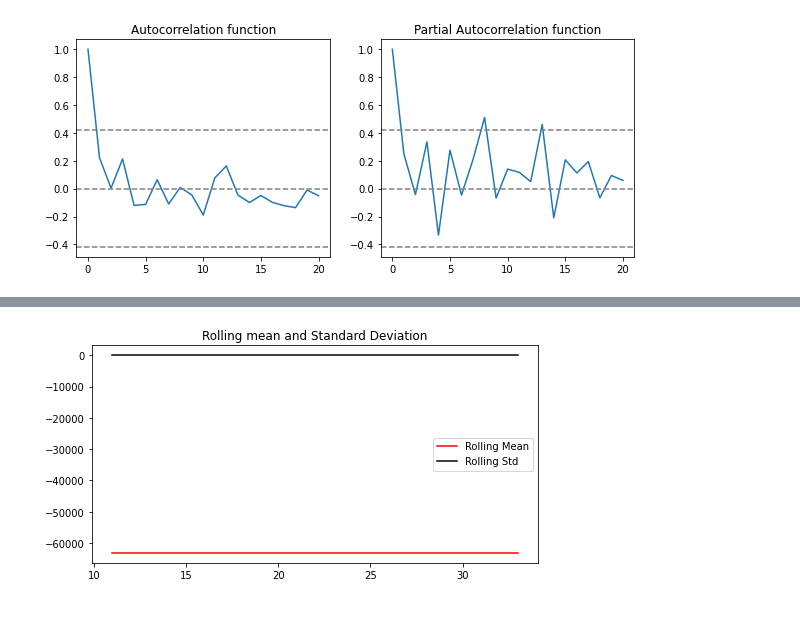
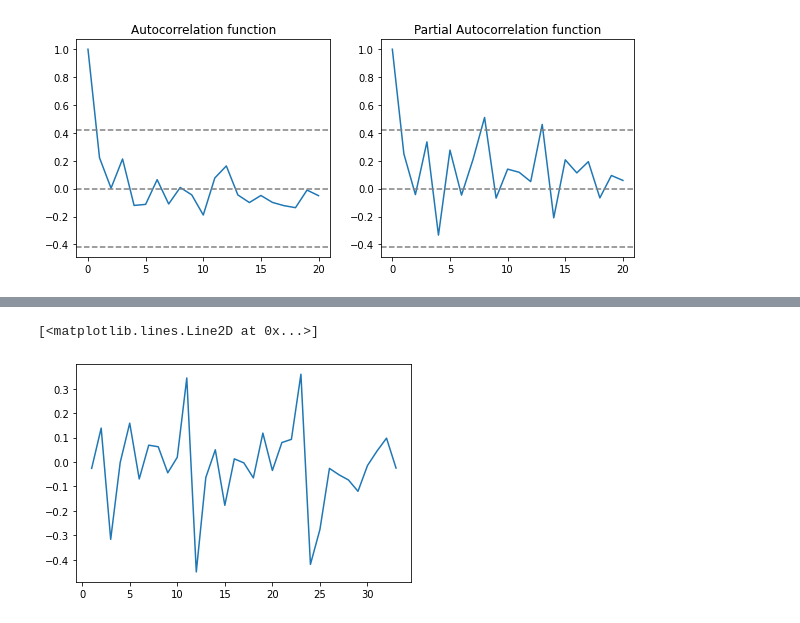
Before and after one commit to VallabhK/ExperimentsWithData, a Jupyter notebook: FutureSalesPrediction1CCompany.ipynb, the cells around one changed output, grey strips where cells are left out. Saved outputs shown, nothing was run; the diff lists cells and outputs as text; code cells hidden in the pictures.

Commit message:
Experimenting with ARIMA model. Yet to include other data point in the prediction

```diff
--- a/FutureSalesPrediction1CCompany.ipynb
+++ b/FutureSalesPrediction1CCompany.ipynb
@@ -526,10 +348,6 @@ rollingStd = TotalSales.rolling(window=12, center = False).std()
-# %%
-plt.figure(figsize=(8,4))
-#originalSales = plt.plot(TotalSales , color= 'blue', label = 'Original Sales')
-mean = plt.plot(rollingMean, color = 'red', label = 'Rolling Mean')
-std = plt.plot(rollingStd, color = 'black', label ='Rolling Std')
-plt.legend(loc = 'best')
-plt.title('Rolling mean and Standard Deviation')
-plt.show(block =False)
-# %% [output]
-[figure, removed]
+# %%
+datasetLogDiffShifting = TotalSales_logData - TotalSales_logData.shift()
+plt.plot(datasetLogDiffShifting)
+# %% [output]
+[<matplotlib.lines.Line2D at 0x...>]
+[figure, added]
```
Also changed, not shown: parts of 23 cells of this notebook.
